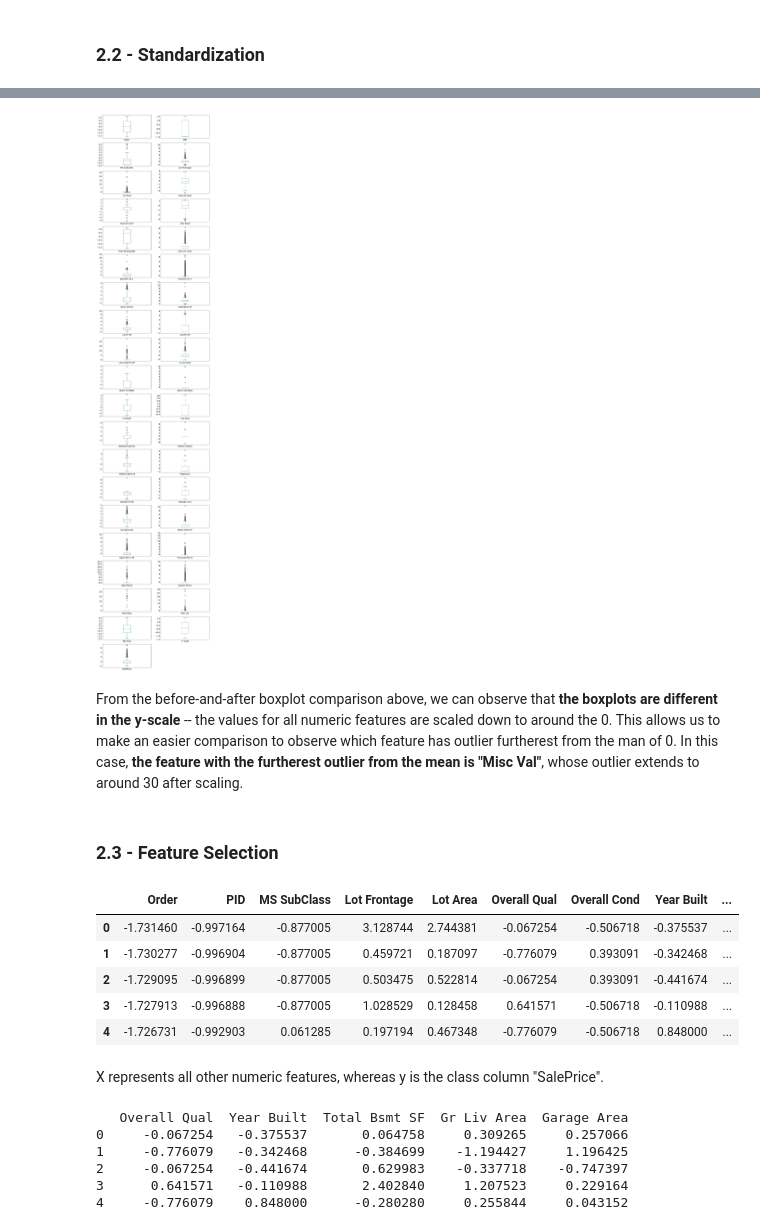
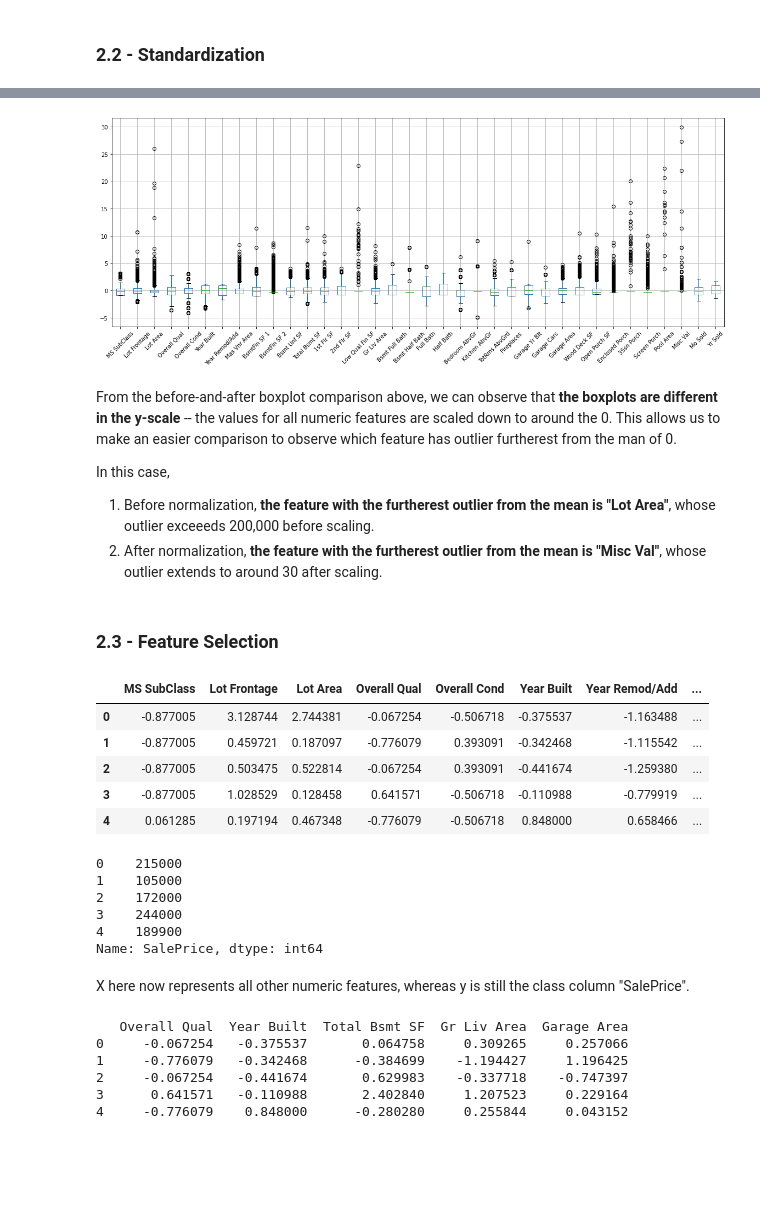
Before and after one commit to kxchiu/cs6220_dataMining, a Jupyter notebook: assignment_02-data_exploration_and_preprocessing.ipynb, the cells around one changed output, grey strips where cells are left out. Drawn from its saved outputs; the diff is of its cells as text; code cells hidden in the pictures; blank space fills up the shorter version.

```diff
--- a/assignment_02-data_exploration_and_preprocessing.ipynb
+++ b/assignment_02-data_exploration_and_preprocessing.ipynb
@@ -96,12 +100,16 @@ df.describe()
+# %%
+# Store features into X and target variable into y
+X = df.iloc[:,:-1]
+y = df.iloc[:,-1]
 # %% [markdown]
 ### 2.1 - Imputation
 # %%
 # check_df = df.isnull()
 # check_df.head()
 # %%
-cols = [x for x in df.columns]
+cols = [x for x in X.columns]
 
-# Find the number of features with missing value
+# Function that finds the number of features with missing value
 def missing_val_check(df):
     count = 0
     for col in cols:
@@ -109,6 +117,6 @@ def missing_val_check(df):
             count += 1
     return count
 
-missing_count = missing_val_check(df)
-print(missing_count)
+missing_count = missing_val_check(X)
+print("There are {} features with missing values out of all {} features in the dataset".format(missing_count, len(X.columns)))
 # %% [output]
@@ -120,11 +128,11 @@ The following cell will **replace each missing nominal feature value with the st
 # %%
 nom_features = []
 for col in cols:
-    if is_string_dtype(df[col]):
+    if is_string_dtype(X[col]):
         nom_features.append(col)
 # nom_feature
 
-df_imputated = df.copy()
+df_imputated = X.copy()
 for nom_feature in nom_features:
     # fixed_df[nom_feature] = df[nom_feature].replace(np.nan, 'Missing', regex=True)
     df_imputated[nom_feature] = df_imputated[nom_feature].fillna('Missing')
@@ -149,7 +157,7 @@ The following cell will **interpolate each missing numeric feature value using l
 # %%
 num_features = []
 for col in cols:
-    if is_numeric_dtype(df[col]):
+    if is_numeric_dtype(X[col]):
         num_features.append(col)
 # num_features
 
@@ -181,12 +190,17 @@ for column in df_norm:
         df_norm[column] = scale(df_norm[column])
 # %%
 # Boxplot after standardization
-df_norm.plot(kind='box', subplots=True, layout=(20,2), figsize=(15,80), fontsize='16', sharex=False, sharey=False)
-plt.show()
+# df_norm.plot(kind='box', subplots=True, layout=(20,2), figsize=(15,80), fontsize='16', sharex=False, sharey=False)
+# plt.show()
+df_norm.boxplot(rot=45, figsize=(20,7));
 # %% [output]
-[figure, old version]
+[figure, new version]
 # %% [markdown]
-From the before-and-after boxplot comparison above, we can observe that **the boxplots are different in the y-scale** -- the values for all numeric features are scaled down to around the 0. This allows us to make an easier comparison to observe which feature has outlier furtherest from the man of 0. In this case, **the feature with the furtherest outlier from the mean is "Misc Val"**, whose outlier extends to around 30 after scaling.
+From the before-and-after boxplot comparison above, we can observe that **the boxplots are different in the y-scale** -- the values for all numeric features are scaled down to around the 0. This allows us to make an easier comparison to observe which feature has outlier furtherest from the man of 0.
+
+In this case,
+1. Before normalization, **the feature with the furtherest outlier from the mean is "Lot Area"**, whose outlier exceeeds 200,000 before scaling.
+2. After normalization, **the feature with the furtherest outlier from the mean is "Misc Val"**, whose outlier extends to around 30 after scaling.
 # %% [markdown]
 ### 2.3 - Feature Selection
 # %%
@@ -194,12 +208,12 @@ from sklearn.feature_selection import mutual_info_regression
 from sklearn.feature_selection import SelectKBest
 # %%
 # Take only numeric features
-df_norm_num = df_norm.select_dtypes([np.number])
-df_norm_num.head()
+X = df_norm.select_dtypes([np.number])
+X.head()
 # %% [output]
-|  | Order | PID | MS SubClass | Lot Frontage | Lot Area | Overall Qual | Overall Cond | Year Built | ... |
-| 0 | -1.731460 | -0.997164 | -0.877005 | 3.128744 | 2.744381 | -0.067254 | -0.506718 | -0.375537 | ... |
-| 1 | -1.730277 | -0.996904 | -0.877005 | 0.459721 | 0.187097 | -0.776079 | 0.393091 | -0.342468 | ... |
-| 2 | -1.729095 | -0.996899 | -0.877005 | 0.503475 | 0.522814 | -0.067254 | 0.393091 | -0.441674 | ... |
-| 3 | -1.727913 | -0.996888 | -0.877005 | 1.028529 | 0.128458 | 0.641571 | -0.506718 | -0.110988 | ... |
-| 4 | -1.726731 | -0.992903 | 0.061285 | 0.197194 | 0.467348 | -0.776079 | -0.506718 | 0.848000 | ... |
+|  | MS SubClass | Lot Frontage | Lot Area | Overall Qual | Overall Cond | Year Built | Year Remod/Add | ... |
+| 0 | -0.877005 | 3.128744 | 2.744381 | -0.067254 | -0.506718 | -0.375537 | -1.163488 | ... |
+| 1 | -0.877005 | 0.459721 | 0.187097 | -0.776079 | 0.393091 | -0.342468 | -1.115542 | ... |
+| 2 | -0.877005 | 0.503475 | 0.522814 | -0.067254 | 0.393091 | -0.441674 | -1.259380 | ... |
+| 3 | -0.877005 | 1.028529 | 0.128458 | 0.641571 | -0.506718 | -0.110988 | -0.779919 | ... |
+| 4 | 0.061285 | 0.197194 | 0.467348 | -0.776079 | -0.506718 | 0.848000 | 0.658466 | ... |
@@ -209,5 +220,14 @@ y = df_norm_num.iloc[:, -1]
+# %%
+y.head()
+# %% [output]
+0    215000
+1    105000
+2    172000
+3    244000
+4    189900
+Name: SalePrice, dtype: int64
 # %% [markdown]
-X represents all other numeric features, whereas y is the class column "SalePrice".
+X here now represents all other numeric features, whereas y is still the class column "SalePrice".
 # %%
 mi = mutual_info_regression(X, y)
 # %%
```
Also changed, not shown: parts of 12 cells of this notebook, 4 other files.
